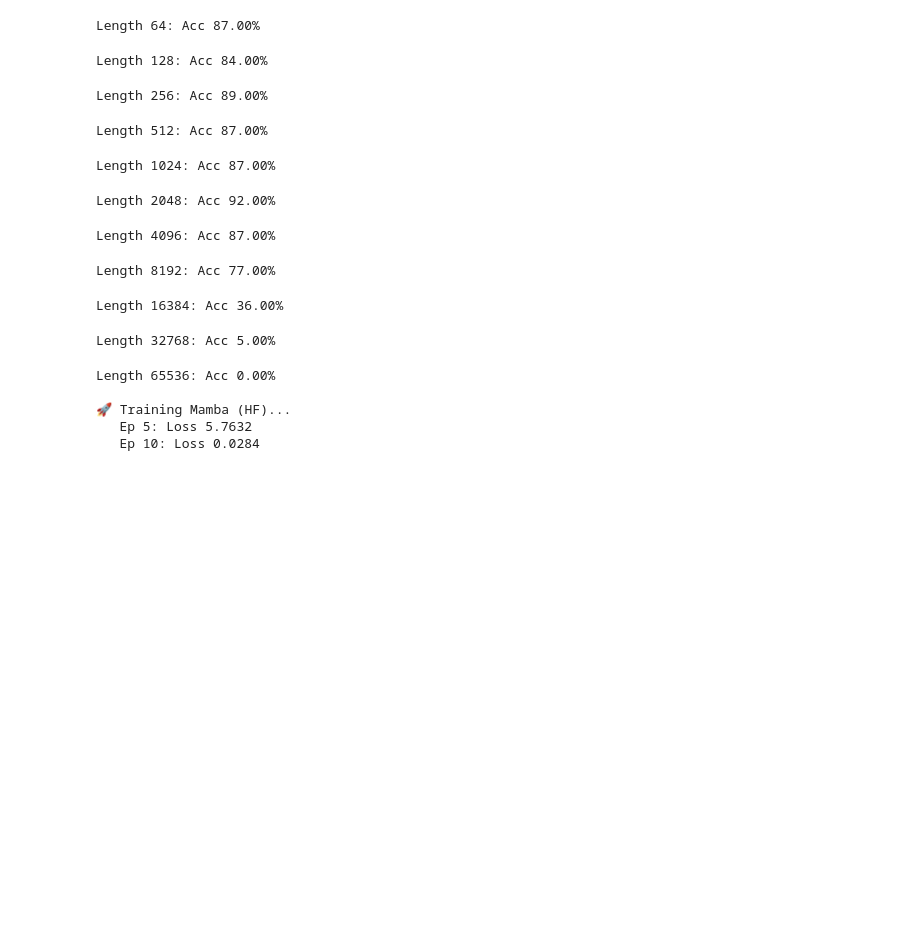
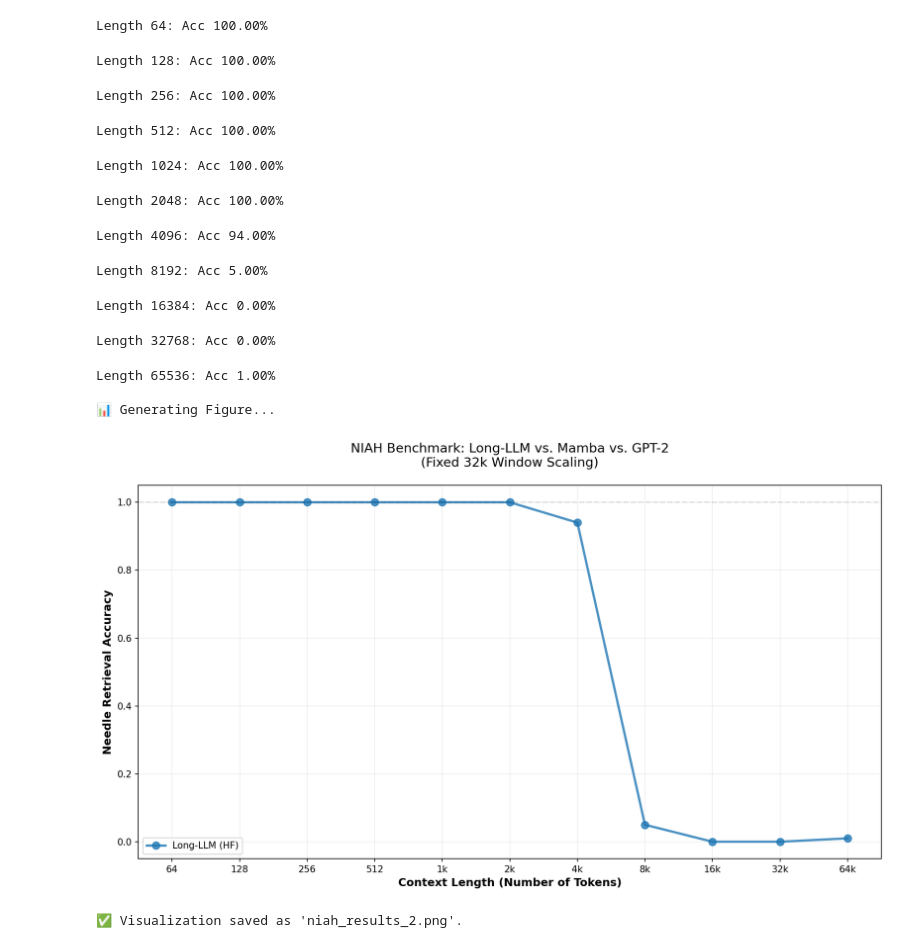
Before and after one commit to Longcodedao/long-attention, a Jupyter notebook: experiments/NIAH.ipynb, the cells around one changed output. Drawn from its saved outputs; the diff is of its cells as text; code cells hidden in the pictures; blank space fills up the shorter version.

```diff
--- a/experiments/NIAH.ipynb
+++ b/experiments/NIAH.ipynb
@@ -149,7 +151,7 @@ def run_benchmark():
         num_hidden_layers = LAYERS,
         num_heads = HEADS,
         expansion_ratio = 4,
-        hybrid_ratio = 2,
+        hybrid_ratio = 0,
         gate_init_bias = -3,
         # This dim to support long context distances
         rope_base_dim = 1000000,
@@ -170,7 +172,7 @@ def run_benchmark():
 
     models = {
         "Long-LLM (HF)": long_llm,
-        "Mamba (HF)": mamba_hf,
+        # "Mamba (HF)": mamba_hf,
     }
 
     # test_lengths = [64, 128, 256, 512, 1024, 2048, 4096, 8192, 16384, 32768, 65536, 131072, 262144]
@@ -271,11 +273,11 @@ def run_benchmark():
     # Custom styling for professional look
     markers = {
         "Long-LLM (HF)": "o",  # Circle
-        "Mamba (HF)": "s",     # Square
+        # "Mamba (HF)": "s",     # Square
     }
     colors = {
         "Long-LLM (HF)": "#1f77b4", # Deep Blue
-        "Mamba (HF)": "#ff7f0e",    # Bright Orange
+        # "Mamba (HF)": "#ff7f0e",    # Bright Orange
     }
 
     for name, accs in results.items():
@@ -309,9 +311,9 @@ def run_benchmark():
     plt.axhline(y=1.0, color='black', linestyle='--', alpha=0.1)
 
     plt.tight_layout()
-    plt.savefig("niah_results.png")
+    plt.savefig("niah_results_2.png")
     plt.show()
-    print("✅ Visualization saved as 'benchmark_results.png'.")
+    print("✅ Visualization saved as 'niah_results_2.png'.")
 
 run_benchmark()
 # %% [output]
@@ -334,16 +336,16 @@ LongForCausalLM(
    🧪 Benchmarking Long-LLM (HF)...
-Length 64: Acc 87.00%
+Length 64: Acc 100.00%
-Length 128: Acc 84.00%
+Length 128: Acc 100.00%
-Length 256: Acc 89.00%
+Length 256: Acc 100.00%
-Length 512: Acc 87.00%
+Length 512: Acc 100.00%
-Length 1024: Acc 87.00%
+Length 1024: Acc 100.00%
-Length 2048: Acc 92.00%
+Length 2048: Acc 100.00%
-Length 4096: Acc 87.00%
+Length 4096: Acc 94.00%
-Length 8192: Acc 77.00%
+Length 8192: Acc 5.00%
-Length 16384: Acc 36.00%
+Length 16384: Acc 0.00%
-Length 32768: Acc 5.00%
+Length 32768: Acc 0.00%
-Length 65536: Acc 0.00%
+Length 65536: Acc 1.00%
 
-🚀 Training Mamba (HF)...
-   Ep 5: Loss 5.7632
-   Ep 10: Loss 0.0284
+📊 Generating Figure...
+[figure, added]
+✅ Visualization saved as 'niah_results_2.png'.
```
Also changed, not shown: parts of 2 cells of this notebook, 3 other files.
